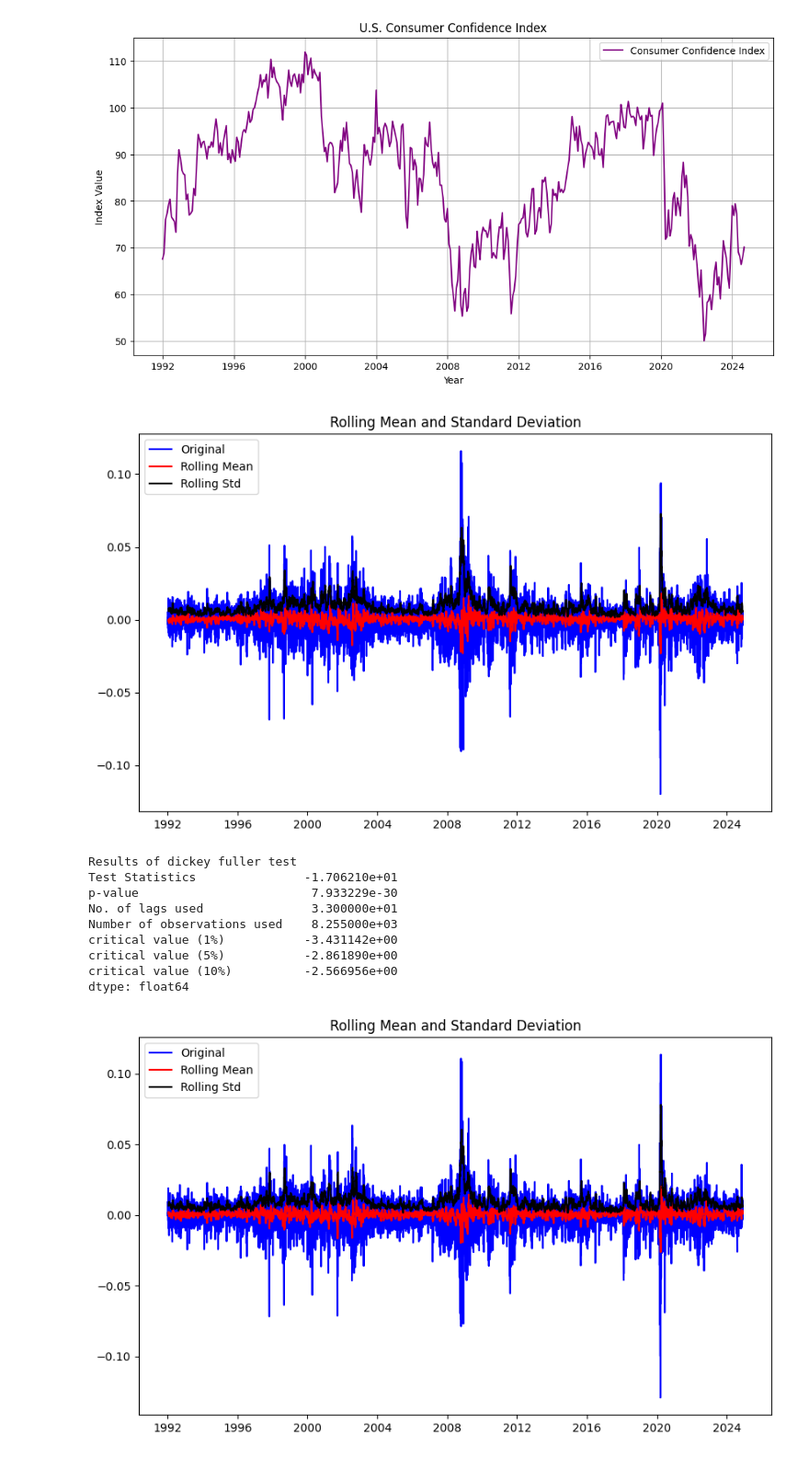
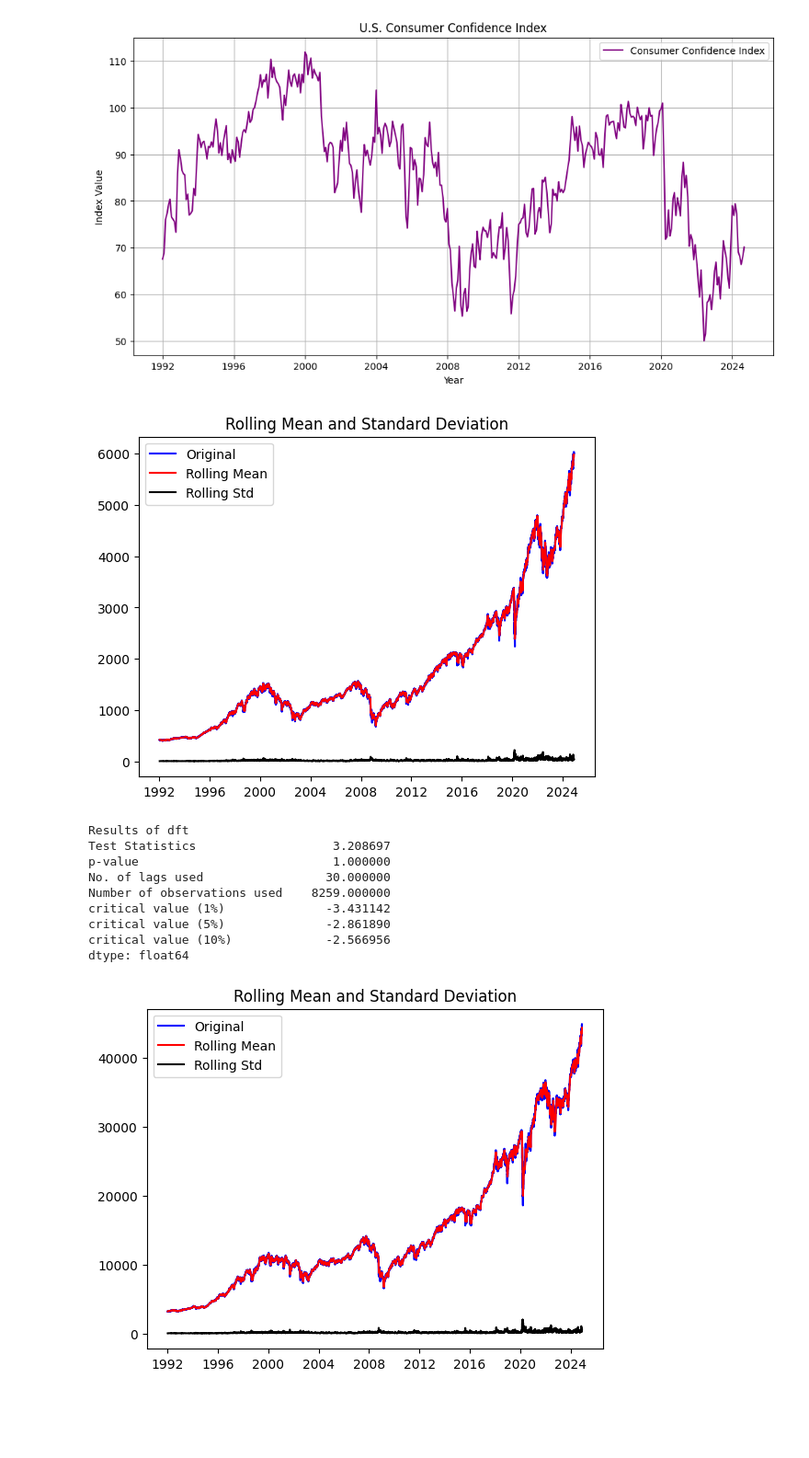
Before and after one commit to MichaelP901/Stock-Market-Predictor, a Jupyter notebook: capstone.ipynb, the cells around one changed output. Shown at 92% size. Saved outputs shown, nothing was run; the diff lists cells and outputs as text; code cells hidden in the pictures; blank space fills up the shorter version.

Commit message:
Modified Data and Model for increased performance and evaluation

```diff
--- a/capstone.ipynb
+++ b/capstone.ipynb
@@ -32,7 +30,9 @@ start_date = '1992-01-02'
 
 tickers = ["^GSPC", "^DJI"]
 stock_market_data = yf.download(
-    tickers, start=start_date, end="2024-12-31", interval="1d"
+    tickers, start=start_date,
+    end="2024-12-01",
+    interval="1d"
 )
 
 sp500_data = stock_market_data["Adj Close"]["^GSPC"]
@@ -40,7 +40,6 @@ sp500_data = stock_market_data["Adj Close"]["^GSPC"]
 dowjones_data = stock_market_data["Adj Close"]["^DJI"]
 
 dowjones_data = dowjones_data.dropna()
-
 
 # Plot for S&P 500
 plt.figure(figsize=(10, 5))
@@ -314,8 +292,8 @@ combined_exogenous_data = combined_exogenous_data.fillna(method='ffill')
 #Test for staionarity
 def test_stationarity(timeseries):
     #Determing rolling statistics
-    rolmean = timeseries.rolling(12).mean()
-    rolstd = timeseries.rolling(12).std()
+    rolmean = timeseries.rolling(7).mean()
+    rolstd = timeseries.rolling(7).std()
     #Plot rolling statistics:
     plt.plot(timeseries, color='blue',label='Original')
     plt.plot(rolmean, color='red', label='Rolling Mean')
@@ -323,26 +301,25 @@ def test_stationarity(timeseries):
     plt.legend(loc='best')
     plt.title('Rolling Mean and Standard Deviation')
     plt.show(block=False)
-    print("Results of dickey fuller test")
+    print("Results of dft")
     adft = adfuller(timeseries,autolag='AIC')
-    # output for dft will give us without defining what the values are.
-    #hence we manually write what values does it explains using a for loop
+    # output for test
     output = pd.Series(adft[0:4],index=['Test Statistics','p-value','No. of lags used','Number of observations used'])
     for key,values in adft[4].items():
         output['critical value (%s)'%key] =  values
     print(output)
 # %%
-test_stationarity(sp500_data_diff)
-test_stationarity(dowjones_data_diff)
+test_stationarity(sp500_data)
+test_stationarity(dowjones_data)
 # %% [output]
-[figure, old version]
+[figure, new version]
-Results of dickey fuller test
-Test Statistics               -1.706210e+01
-p-value                        7.933229e-30
-No. of lags used               3.300000e+01
-Number of observations used    8.255000e+03
-critical value (1%)           -3.431142e+00
-critical value (5%)           -2.861890e+00
-critical value (10%)          -2.566956e+00
+Results of dft
+Test Statistics                   3.208697
+p-value                           1.000000
+No. of lags used                 30.000000
+Number of observations used    8259.000000
+critical value (1%)              -3.431142
+critical value (5%)              -2.861890
+critical value (10%)             -2.566956
 dtype: float64
-[figure, old version]
+[figure, new version]
```
Also changed, not shown: parts of 33 cells of this notebook.
